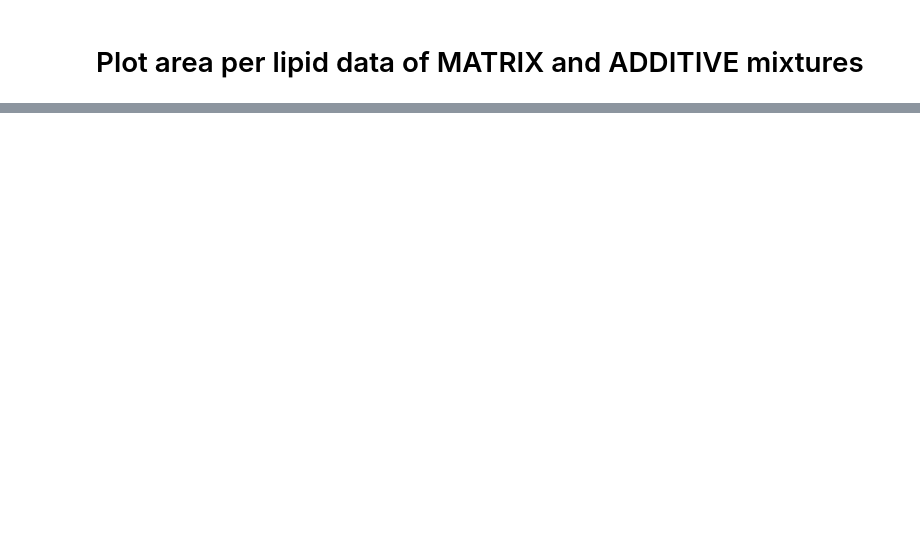
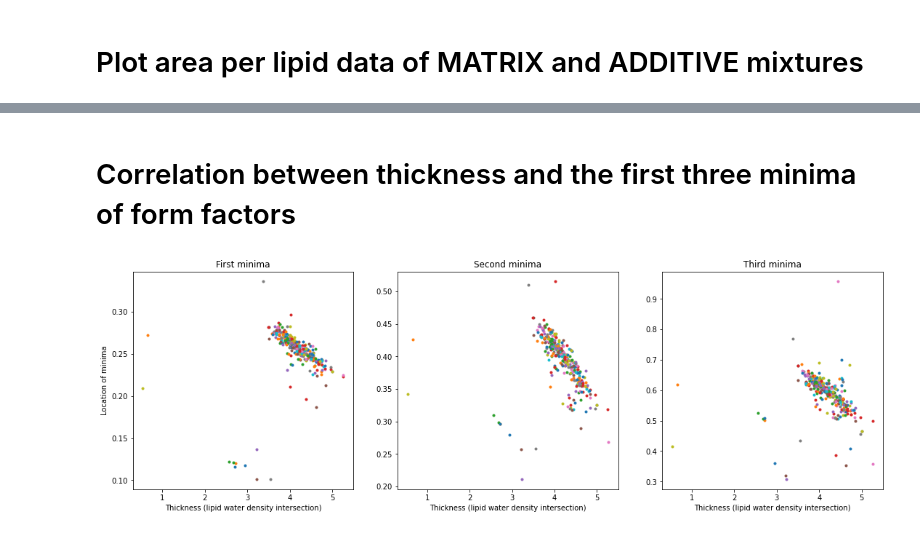
Before and after one commit to NMRLipids/DatabankExercises, a Jupyter notebook: APL/AreaPerLipidAndThicknessExamples.ipynb, the cells around one changed output, grey strips where cells are left out. Cells and saved outputs as stored; diff of their text form; code cells hidden in the pictures; blank space fills up the shorter version.

```diff
--- a/APL/AreaPerLipidAndThicknessExamples.ipynb
+++ b/APL/AreaPerLipidAndThicknessExamples.ipynb
@@ -267,0 +380,34 @@ plotAPLS('POPE','POPG')
+# %% [markdown]
+# Correlation between thickness and the first three minima of form factors
+# %%
+fig1, (ax1, ax2, ax3) = plt.subplots(nrows=1, ncols=3)
+fig1.set_size_inches(18.5, 5.5)
+ax1.set_title("First minima")
+ax2.set_title("Second minima")
+ax3.set_title("Third minima")
+ax1.set_ylabel("Location of minima")
+ax1.set_xlabel("Thickness (lipid water density intersection)")
+ax2.set_xlabel("Thickness (lipid water density intersection)")
+ax3.set_xlabel("Thickness (lipid water density intersection)")
+
+
+#ax1.set_ylim([0, 1])
+#ax2.set_ylim([0, 1])
+#ax3.set_ylim([0, 1])
+
+for system in systems:
+    #print(system['path'])
+    try:
+        FFmins = GetFormFactorMin(system)
+    except:
+        pass
+        #print('Failed')
+    #APLvalue = CalcAreaPerMolecule(system)
+    ThicknessValue = GetThickness(system)
+    if ThicknessValue:
+        ax1.plot(ThicknessValue,FFmins[0],'.')
+        ax2.plot(ThicknessValue,FFmins[1],'.')
+        ax3.plot(ThicknessValue,FFmins[2],'.')
+        #plt.plot(ThicknessValue,FFmins[0],'.')
+# %% [output]
+[figure, added]
```
Also changed, not shown: parts of 9 cells of this notebook.
